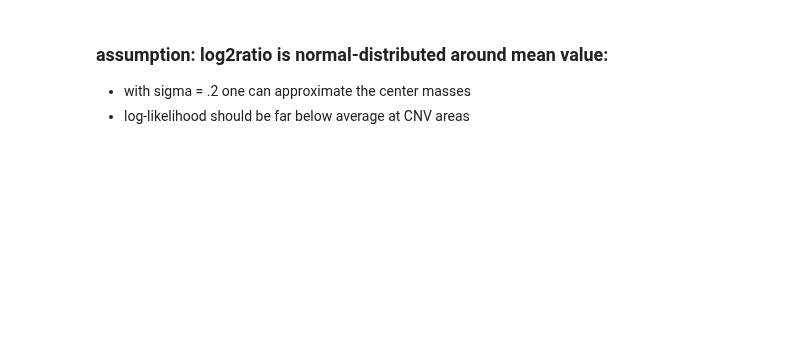
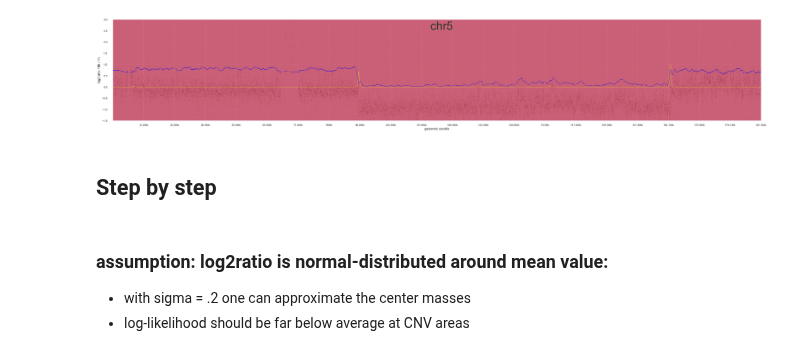
Before and after one commit to Mar111tiN/myCNV, a Jupyter notebook: nb/addRollingCoverageLLH.ipynb, the cells around one changed output. Drawn from its saved outputs; the diff is of its cells as text; code cells hidden in the pictures; blank space fills up the shorter version.

```diff
--- a/nb/addRollingCoverageLLH.ipynb
+++ b/nb/addRollingCoverageLLH.ipynb
@@ -63,3 +156,9 @@ fig, ax, df, chrom_df = plot_genomic(cov_df.query('Coverage > 50 and PONmeanCov
+# %%
+_, _, _, _ = plot_genomic(rolling_cov_df, plots=[log2,llhdiff, llh], chroms=chroms, region='chr5', **fig_params)
+# %% [output]
+[figure, added]
+# %% [markdown]
+## Step by step
 # %% [markdown]
 ### assumption: log2ratio is normal-distributed around mean value:
 + with sigma = .2 one can approximate the center masses
```
Also changed, not shown: parts of 31 cells of this notebook, 3 other files.
